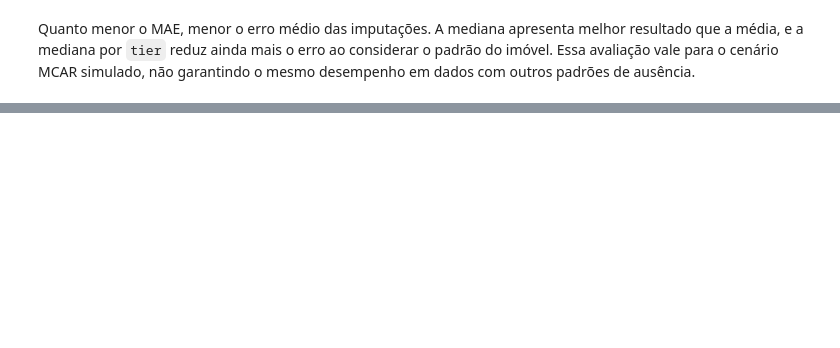
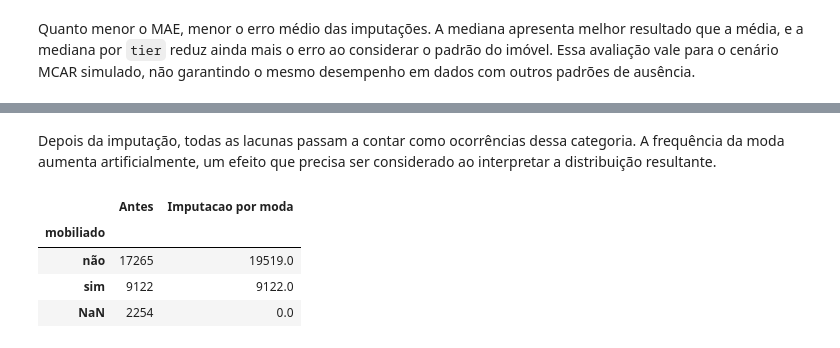
Before and after one commit to JoaoMAraujoJr/DataScience_2026.2, a Jupyter notebook: jupyters/Imputação e Normalização.ipynb, the cells around one changed output, grey strips where cells are left out. Saved outputs shown, nothing was run; the diff lists cells and outputs as text; code cells hidden in the pictures; blank space fills up the shorter version.

```diff
--- a/jupyters/Imputação e Normalização.ipynb
+++ b/jupyters/Imputação e Normalização.ipynb
@@ -416,0 +420,15 @@ Quanto menor o MAE, menor o erro médio das imputações. A mediana apresenta me
+# %%
+moda_mobilia =imoveis_missing.mobiliado.mode().iloc[0] #pega a primeira moda encontrada, porque moda retorna uma lista de 1 ou mais modas
+# %% [markdown]
+Depois da imputação, todas as lacunas passam a contar como ocorrências dessa categoria. A frequência da moda aumenta artificialmente, um efeito que precisa ser considerado ao interpretar a distribuição resultante.
+# %%
+count_pre_input = imoveis_missing.mobiliado.value_counts(dropna=False)
+count_pos_input = imoveis_missing.mobiliado.fillna(moda_mobilia).value_counts()
+
+pd.concat({"Antes": count_pre_input,"Imputacao por moda": count_pos_input},axis=1).fillna(0)
+# %% [output]
+|  | Antes | Imputacao por moda |
+| mobiliado |  |  |
+| não | 17265 | 19519.0 |
+| sim | 9122 | 9122.0 |
+| NaN | 2254 | 0.0 |
```
Also changed, not shown: parts of 21 cells of this notebook.
